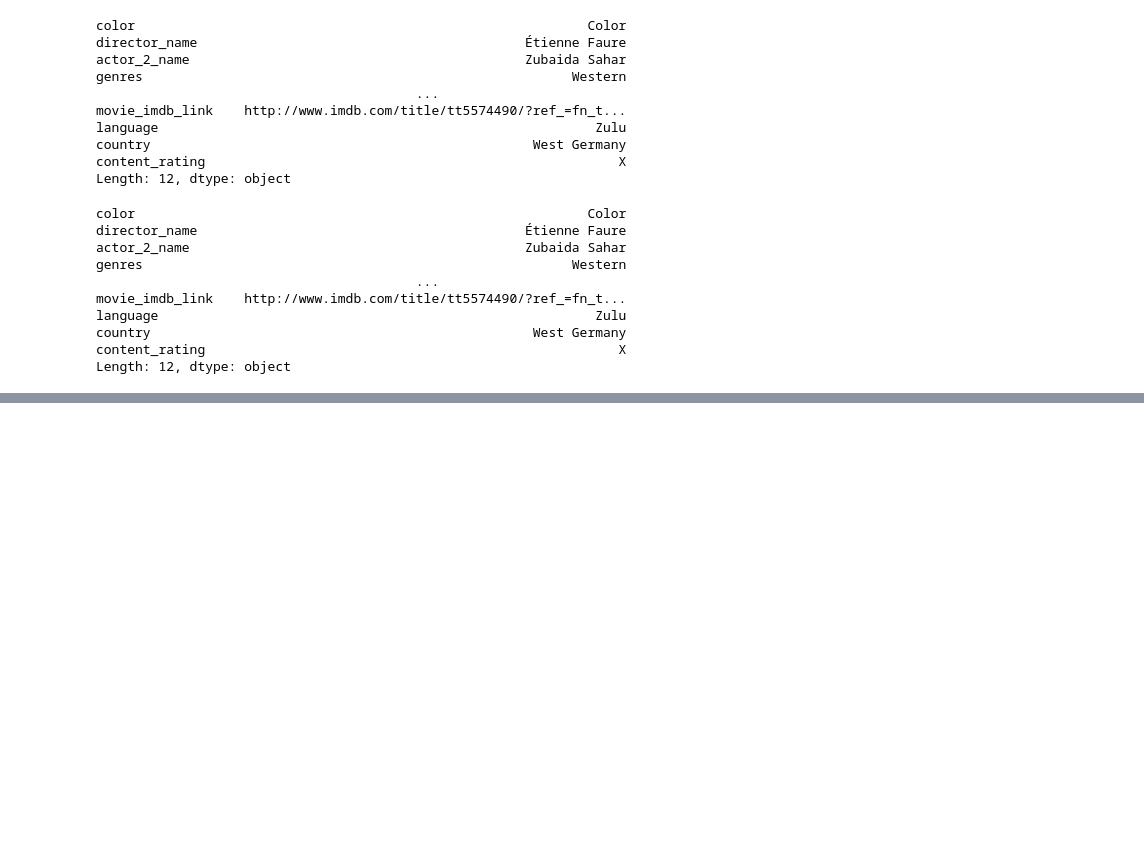
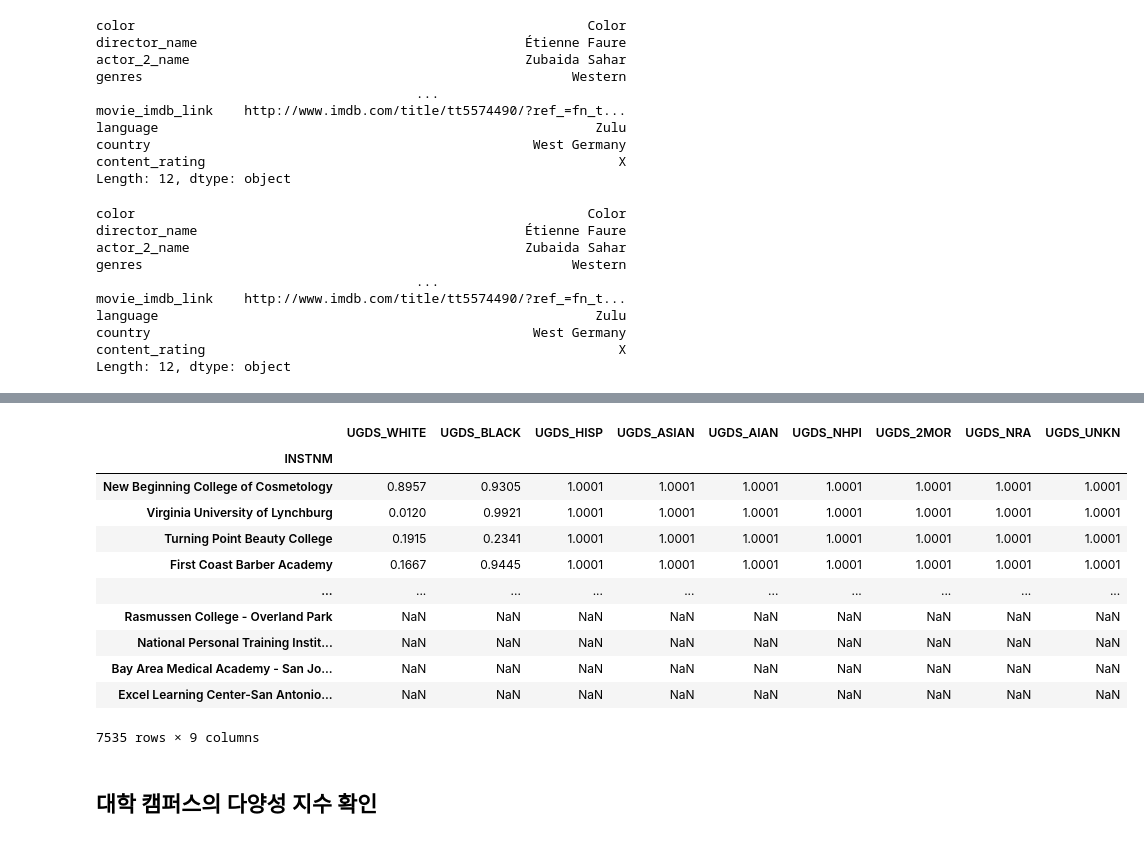
Before and after one commit to JHyuna/EDA_STUDY, a Jupyter notebook: Chapter2.ipynb, the cells around one changed output, grey strips where cells are left out. Cells and saved outputs as stored; diff of their text form; code cells hidden in the pictures; blank space fills up the shorter version.

```diff
--- a/Chapter2.ipynb
+++ b/Chapter2.ipynb
@@ -382,0 +593,4 @@ Length: 12, dtype: object
+# %%
+college = pd.read_csv(r'C:\Users\user\jupyterpractice\EDA\Pandas-Cookbook-master\data\college.csv', index_col='INSTNM')
+college_ugds_ = college.filter(like='UGDS_')
+college_ugds_.head(3)
@@ -382,0 +688,6 @@ Length: 12, dtype: object
+# %%
+# cumsum method에 axis = 1 설정 : 각 열에 대한 인종 비율을 누적
+# 한 행에 대해 가로로, 오른쪽으로 갈수록 누적됨.
+# axis=0 default일 때는 한 행에 대해, 위에서 아래로 가면서 누적임!
+college_ugds_cumsum = college_ugds_.cumsum(axis=1)
+college_ugds_cumsum.head()
@@ -382,0 +702,18 @@ Length: 12, dtype: object
+# %%
+# UGDS_HISP 컬럼을 기준으로 정렬. 내림 차순임. 한 열을 보면 위에서 밑으로 갈수록 값이 작아짐을 확인할 수 있음.
+college_ugds_cumsum.sort_values('UGDS_HISP', ascending=False)
+# %% [output]
+|  | UGDS_WHITE | UGDS_BLACK | UGDS_HISP | UGDS_ASIAN | UGDS_AIAN | UGDS_NHPI | UGDS_2MOR | UGDS_NRA | UGDS_UNKN |
+| INSTNM |  |  |  |  |  |  |  |  |  |
+| New Beginning College of Cosmetology | 0.8957 | 0.9305 | 1.0001 | 1.0001 | 1.0001 | 1.0001 | 1.0001 | 1.0001 | 1.0001 |
+| Virginia University of Lynchburg | 0.0120 | 0.9921 | 1.0001 | 1.0001 | 1.0001 | 1.0001 | 1.0001 | 1.0001 | 1.0001 |
+| Turning Point Beauty College | 0.1915 | 0.2341 | 1.0001 | 1.0001 | 1.0001 | 1.0001 | 1.0001 | 1.0001 | 1.0001 |
+| First Coast Barber Academy | 0.1667 | 0.9445 | 1.0001 | 1.0001 | 1.0001 | 1.0001 | 1.0001 | 1.0001 | 1.0001 |
+| ... | ... | ... | ... | ... | ... | ... | ... | ... | ... |
+| Rasmussen College - Overland Park | NaN | NaN | NaN | NaN | NaN | NaN | NaN | NaN | NaN |
+| National Personal Training Instit... | NaN | NaN | NaN | NaN | NaN | NaN | NaN | NaN | NaN |
+| Bay Area Medical Academy - San Jo... | NaN | NaN | NaN | NaN | NaN | NaN | NaN | NaN | NaN |
+| Excel Learning Center-San Antonio... | NaN | NaN | NaN | NaN | NaN | NaN | NaN | NaN | NaN |
+7535 rows × 9 columns
+# %% [markdown]
+## 대학 캠퍼스의 다양성 지수 확인
```
Also changed, not shown: parts of 50 cells of this notebook.
